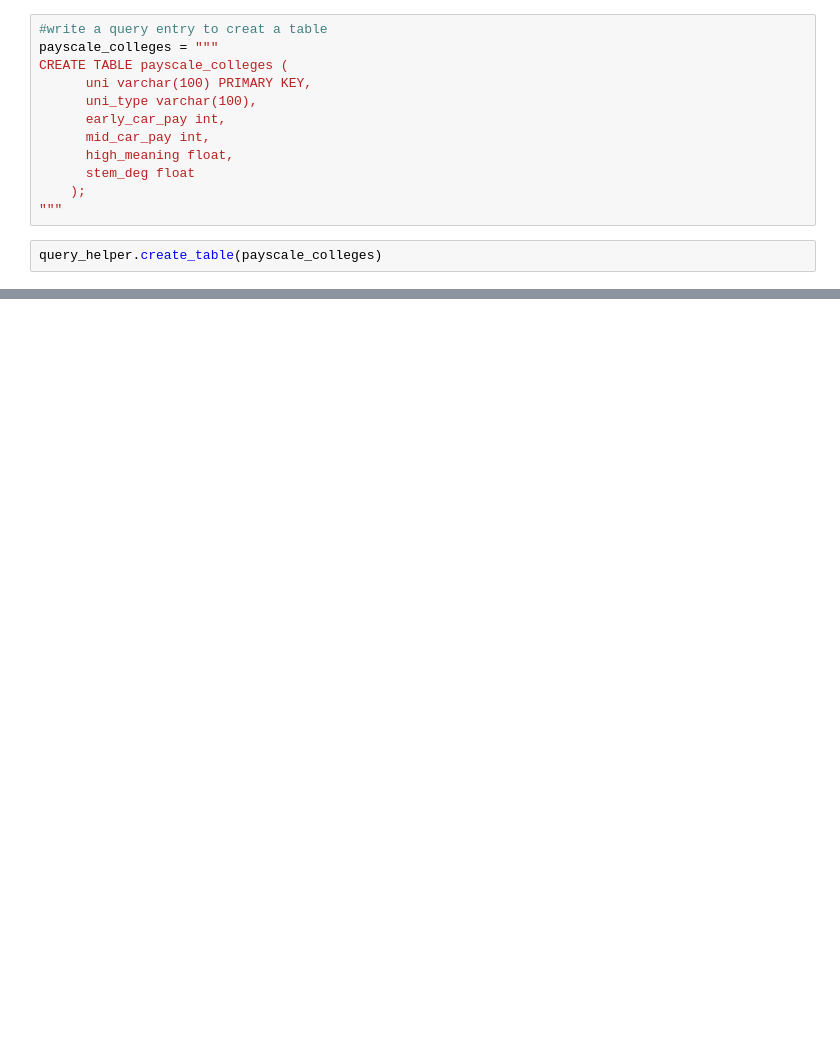
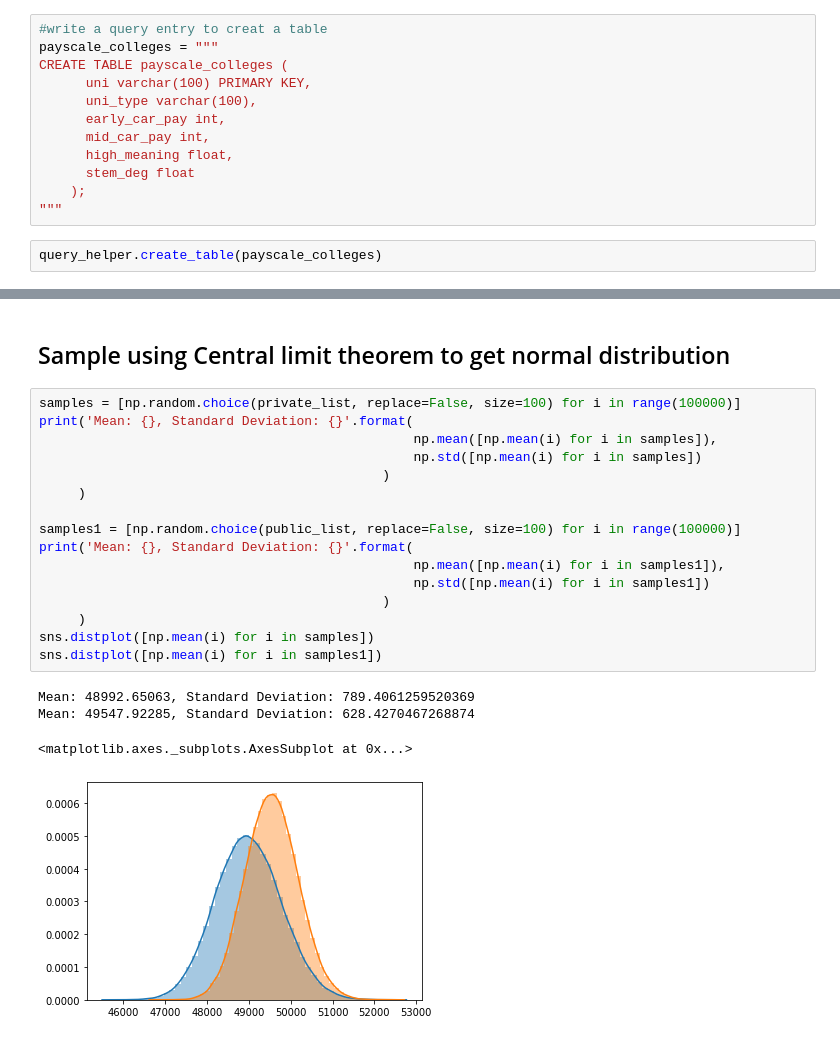
Before and after one commit to gseemann/College_Stats_Test, a Jupyter notebook: Gabriel.ipynb, the cells around one changed output, grey strips where cells are left out. Saved outputs shown, nothing was run; the diff lists cells and outputs as text; blank space fills up the shorter version.

```diff
--- a/Gabriel.ipynb
+++ b/Gabriel.ipynb
@@ -78,0 +313,23 @@ while web_page_iterator <64:
+# %% [markdown]
+## Sample using Central limit theorem to get normal distribution
+# %%
+samples = [np.random.choice(private_list, replace=False, size=100) for i in range(100000)]
+print('Mean: {}, Standard Deviation: {}'.format(
+                                                np.mean([np.mean(i) for i in samples]),
+                                                np.std([np.mean(i) for i in samples])
+                                            )
+     )
+
+samples1 = [np.random.choice(public_list, replace=False, size=100) for i in range(100000)]
+print('Mean: {}, Standard Deviation: {}'.format(
+                                                np.mean([np.mean(i) for i in samples1]),
+                                                np.std([np.mean(i) for i in samples1])
+                                            )
+     )
+sns.distplot([np.mean(i) for i in samples])
+sns.distplot([np.mean(i) for i in samples1])
+# %% [output]
+Mean: 48992.65063, Standard Deviation: 789.4061259520369
+Mean: 49547.92285, Standard Deviation: 628.4270467268874
+<matplotlib.axes._subplots.AxesSubplot at 0x...>
+[figure, added]
```
Also changed, not shown: parts of 30 cells of this notebook.
